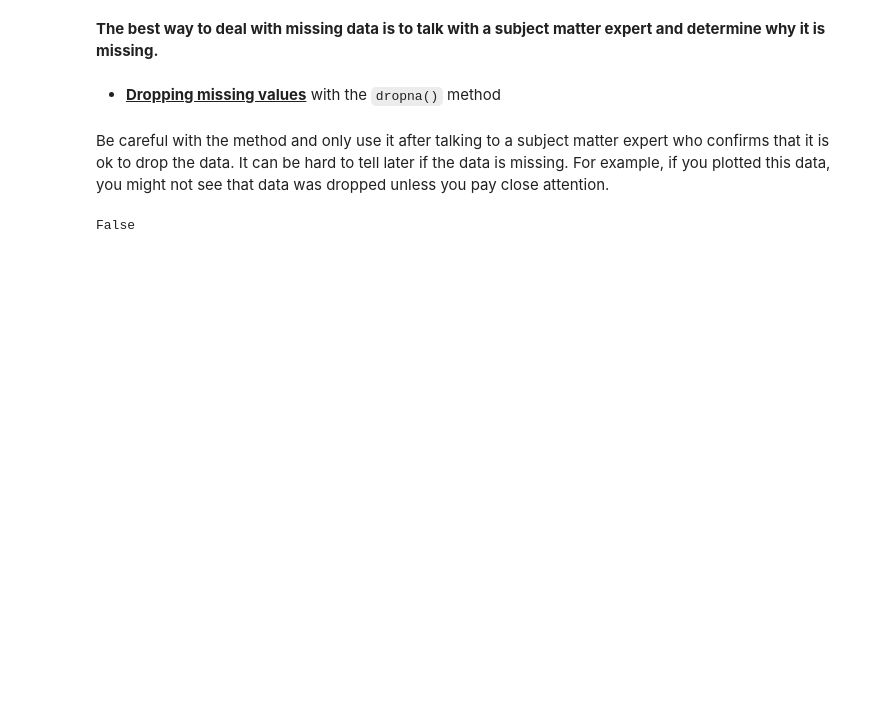
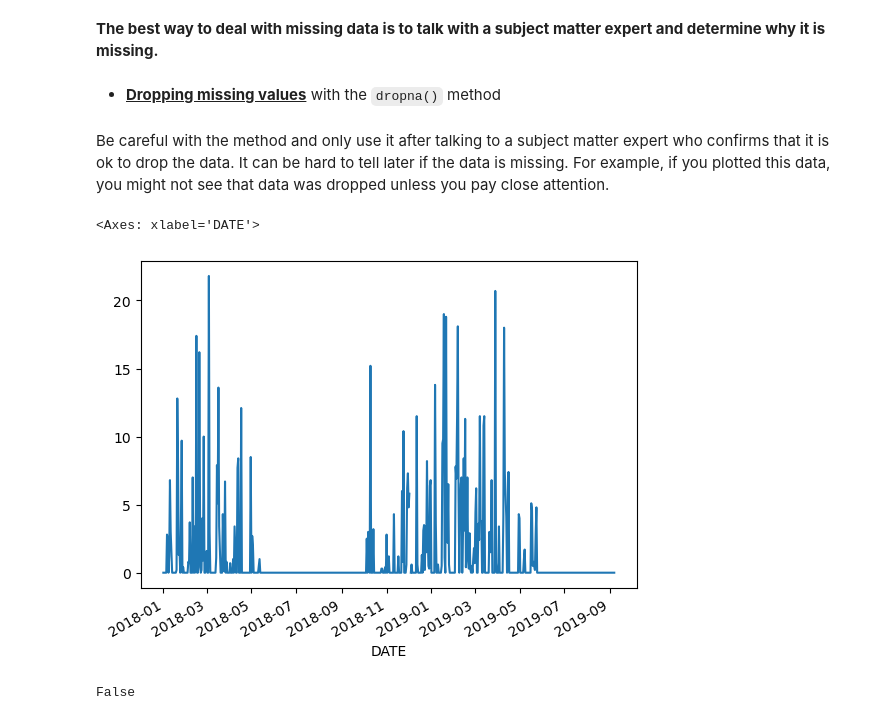
Before and after one commit to AindreaAjax/ML_Introduction, a Jupyter notebook: Pandas/06_Working_with_TimeSeries_data.ipynb, the cells around one changed output. Cells and saved outputs as stored; diff of their text form; code cells hidden in the pictures; blank space fills up the shorter version.

```diff
--- a/Pandas/06_Working_with_TimeSeries_data.ipynb
+++ b/Pandas/06_Working_with_TimeSeries_data.ipynb
@@ -353,6 +355,11 @@ Name: snow, Length: 365, dtype: float64
 - <u>**Dropping missing values**</u> with the `dropna()` method
 # %% [markdown]
 Be careful with the method and only use it after talking to a subject matter expert who confirms that it is ok to drop the data. It can be hard to tell later if the data is missing. For example, if you plotted this data, you might not see that data was dropped unless you pay close attention.
+# %%
+alta_df_snow.loc["2018":].plot()
+# %% [output]
+<Axes: xlabel='DATE'>
+[figure, added]
 # %%
 alta_df_snow.dropna().isna().any()
 # %% [output]
```
Also changed, not shown: parts of 18 cells of this notebook.
